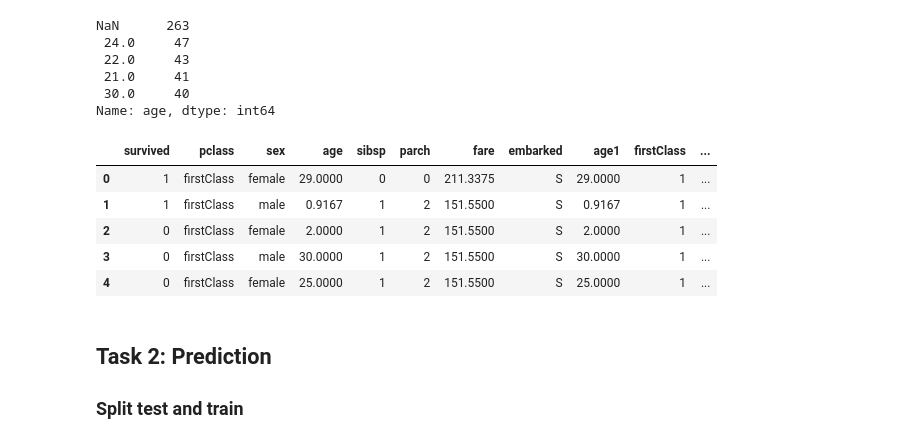
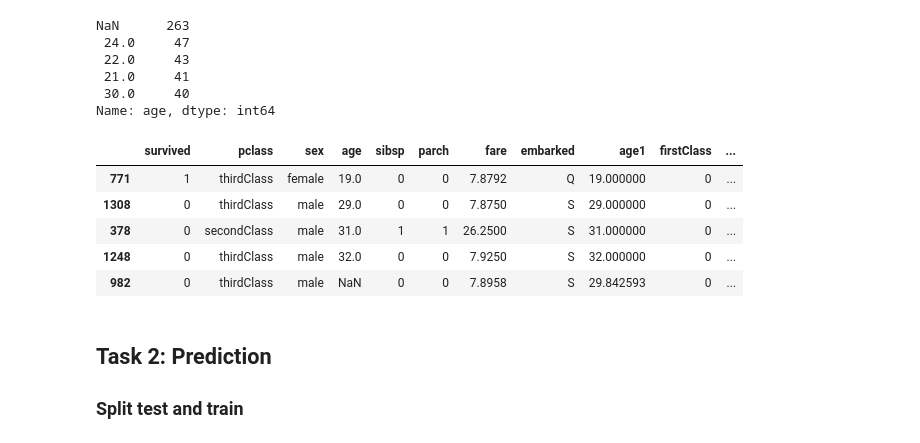
Before and after one commit to sVujke/machine-learning-data-mining, a Jupyter notebook: assignment_4/assignment_4.ipynb, the cells around one changed output. Saved outputs shown, nothing was run; the diff lists cells and outputs as text; code cells hidden in the pictures.

```diff
--- a/assignment_4/assignment_4.ipynb
+++ b/assignment_4/assignment_4.ipynb
@@ -182,12 +179,12 @@ for cat_col in cat_columns:
-# %%
-df.head()
-# %% [output]
-|  | survived | pclass | sex | age | sibsp | parch | fare | embarked | age1 | firstClass | ... |
-| 0 | 1 | firstClass | female | 29.0000 | 0 | 0 | 211.3375 | S | 29.0000 | 1 | ... |
-| 1 | 1 | firstClass | male | 0.9167 | 1 | 2 | 151.5500 | S | 0.9167 | 1 | ... |
-| 2 | 0 | firstClass | female | 2.0000 | 1 | 2 | 151.5500 | S | 2.0000 | 1 | ... |
-| 3 | 0 | firstClass | male | 30.0000 | 1 | 2 | 151.5500 | S | 30.0000 | 1 | ... |
-| 4 | 0 | firstClass | female | 25.0000 | 1 | 2 | 151.5500 | S | 25.0000 | 1 | ... |
+# %%
+df.sample(5)
+# %% [output]
+|  | survived | pclass | sex | age | sibsp | parch | fare | embarked | age1 | firstClass | ... |
+| 771 | 1 | thirdClass | female | 19.0 | 0 | 0 | 7.8792 | Q | 19.000000 | 0 | ... |
+| 1308 | 0 | thirdClass | male | 29.0 | 0 | 0 | 7.8750 | S | 29.000000 | 0 | ... |
+| 378 | 0 | secondClass | male | 31.0 | 1 | 1 | 26.2500 | S | 31.000000 | 0 | ... |
+| 1248 | 0 | thirdClass | male | 32.0 | 0 | 0 | 7.9250 | S | 32.000000 | 0 | ... |
+| 982 | 0 | thirdClass | male | NaN | 0 | 0 | 7.8958 | S | 29.842593 | 0 | ... |
 # %% [markdown]
 ## Task 2: Prediction
 ### Split test and train
```
Also changed, not shown: parts of 19 cells of this notebook, 2 other files.
